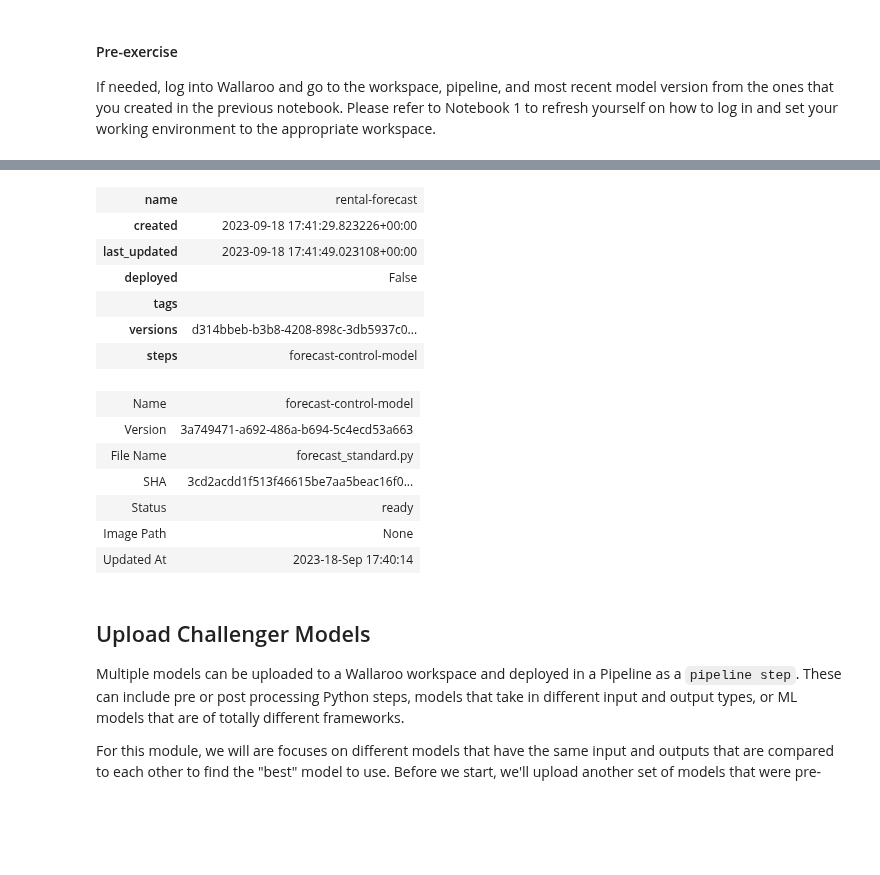
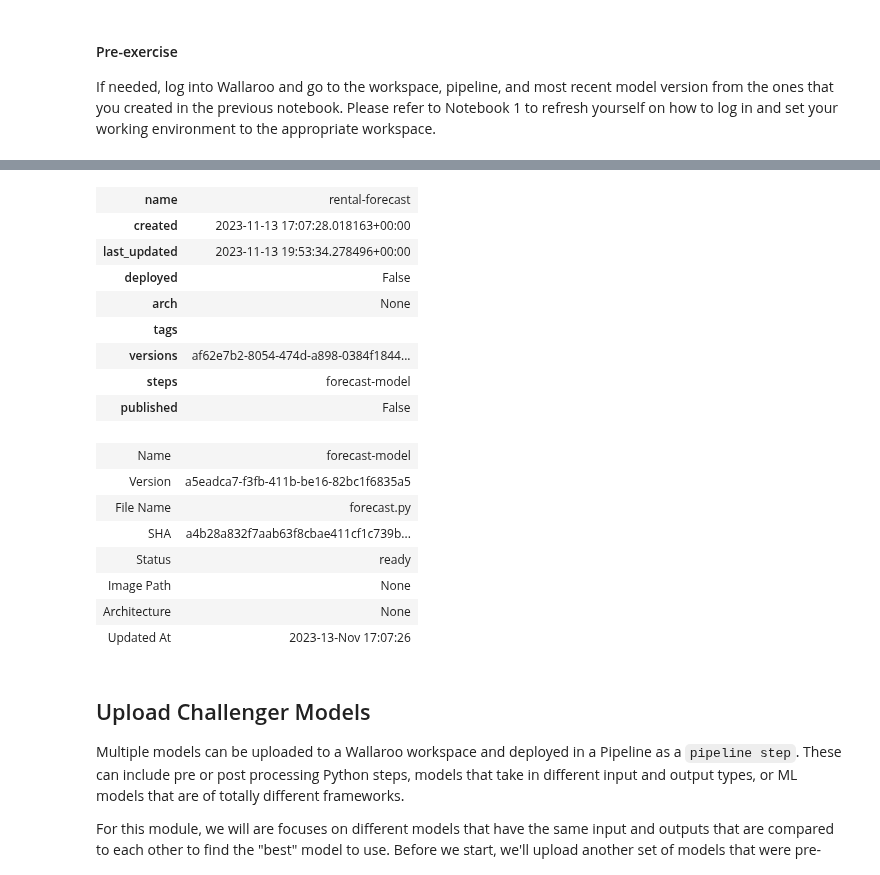
Before and after one commit to WallarooLabs/Workshops, a Jupyter notebook: Forecasting/Retail-CPG/Notebooks-with-code/N2_production_experiments-with-code.ipynb, the cells around one changed output, grey strips where cells are left out. Drawn from its saved outputs; the diff is of its cells as text; code cells hidden in the pictures; blank space fills up the shorter version.

Commit message:
forecast updates

```diff
--- a/Forecasting/Retail-CPG/Notebooks-with-code/N2_production_experiments-with-code.ipynb
+++ b/Forecasting/Retail-CPG/Notebooks-with-code/N2_production_experiments-with-code.ipynb
@@ -92,8 +92,8 @@ If needed, log into Wallaroo and go to the workspace, pipeline, and most recent
 
 wl = wallaroo.Client()
 
-wallarooPrefix = "beautiful-platypus-3587."
-wallarooSuffix = "wallaroo.community"
+wallarooPrefix = "doc-test."
+wallarooSuffix = "wallaroocommunity.ninja"
 
 wl = wallaroo.Client(api_endpoint=f"https://{wallarooPrefix}api.{wallarooSuffix}",
                     auth_endpoint=f"https://{wallarooPrefix}keycloak.{wallarooSuffix}",
@@ -101,7 +101,7 @@ wl = wallaroo.Client(api_endpoint=f"https://{wallarooPrefix}api.{wallarooSuffix}
 
 # retrieve the previous workspace, model, and pipeline version
 
-workspace_name = "workshop-workspace-john-06"
+workspace_name = "workshop-workspace-john-forecast-demo"
 
 workspace = get_workspace(workspace_name, wl)
 
@@ -111,7 +111,7 @@ wl.set_current_workspace(workspace)
 # examine your current workspace
 wl.get_current_workspace()
 
-model_name = 'forecast-control-model'
+model_name = 'forecast-model'
 
 prime_model_version = get_model_version(model_name, workspace)
 
@@ -129,17 +129,20 @@ display(prime_model_version)
 | name | rental-forecast |
-| created | 2023-09-18 17:41:29.823226+00:00 |
-| last_updated | 2023-09-18 17:41:49.023108+00:00 |
+| created | 2023-11-13 17:07:28.018163+00:00 |
+| last_updated | 2023-11-13 19:53:34.278496+00:00 |
 | deployed | False |
+| arch | None |
 | tags |  |
-| versions | d314bbeb-b3b8-4208-898c-3db5937c0... |
-| steps | forecast-control-model |
+| versions | af62e7b2-8054-474d-a898-0384f1844... |
+| steps | forecast-model |
+| published | False |
-| Name | forecast-control-model |
-| Version | 3a749471-a692-486a-b694-5c4ecd53a663 |
-| File Name | forecast_standard.py |
-| SHA | 3cd2acdd1f513f46615be7aa5beac16f0... |
+| Name | forecast-model |
+| Version | a5eadca7-f3fb-411b-be16-82bc1f6835a5 |
+| File Name | forecast.py |
+| SHA | a4b28a832f7aab63f8cbae411cf1c739b... |
 | Status | ready |
 | Image Path | None |
-| Updated At | 2023-18-Sep 17:40:14 |
+| Architecture | None |
+| Updated At | 2023-13-Nov 17:07:26 |
 # %% [markdown]
 ## Upload Challenger Models
 
```
Also changed, not shown: parts of 2 cells of this notebook, 15 other files.
